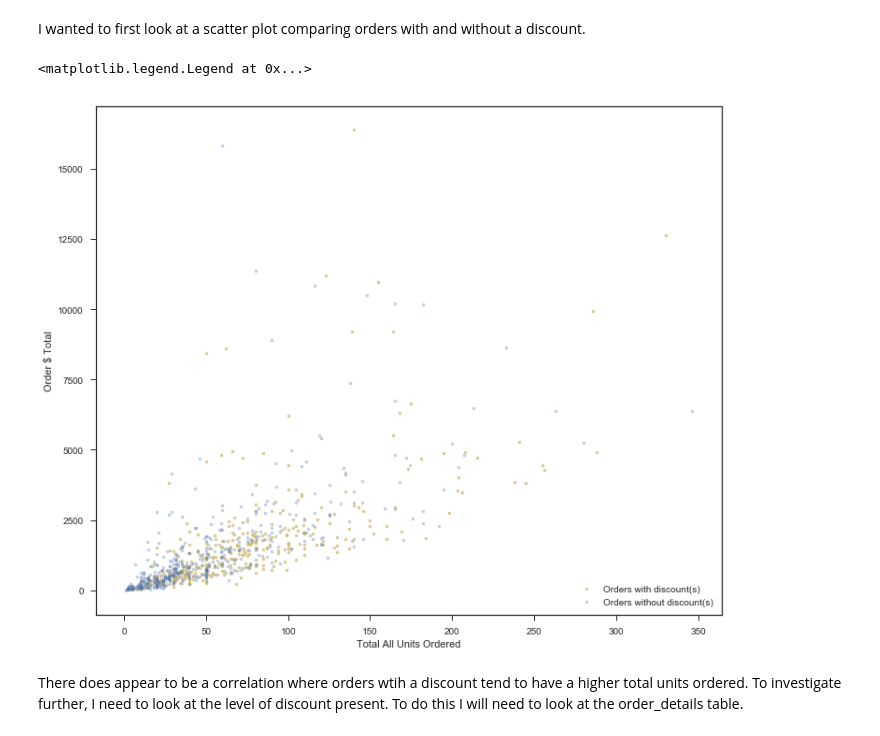
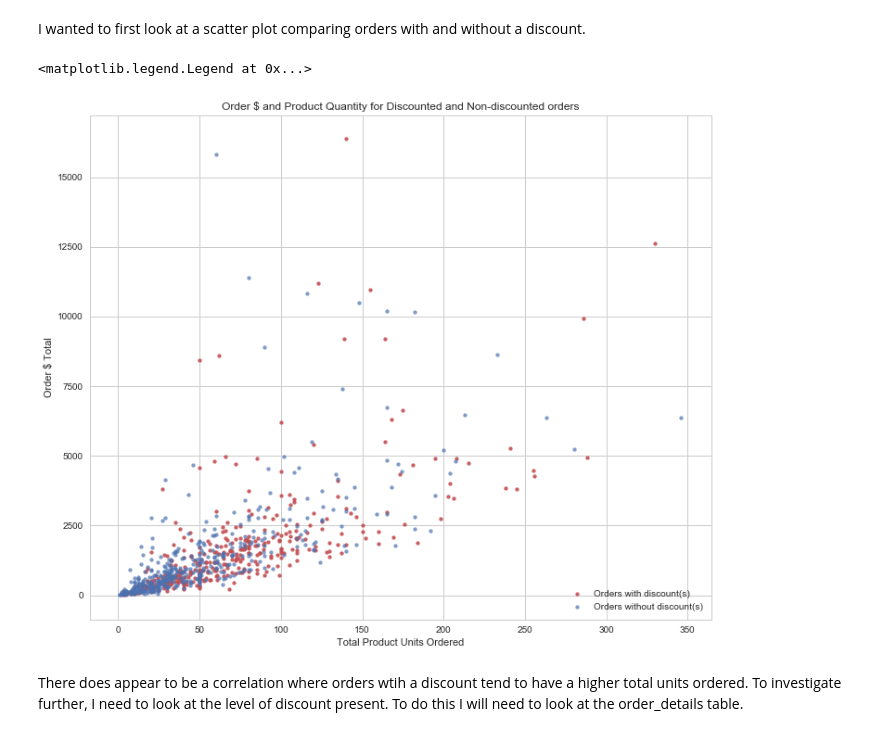
Before and after one commit to giorosati/dsc-2-final-project-online-ds-pt-100118, a Jupyter notebook: northwind_v3.ipynb, the cells around one changed output. Drawn from its saved outputs; the diff is of its cells as text; code cells hidden in the pictures.

```diff
--- a/northwind_v3.ipynb
+++ b/northwind_v3.ipynb
@@ -351,14 +351,15 @@ len(no_discount)
 I wanted to first look at a scatter plot comparing orders with and without a discount.
 # %%
 fig, ax = plt.subplots(figsize=(12, 10))
-ax.scatter(discount['all_items_total_qty_count'], discount['order_total'], s=10, c='y', alpha=.7, label='Orders with discount(s)')
-ax.scatter(no_discount['all_items_total_qty_count'], no_discount['order_total'], s=10, c='b', alpha=.3, label='Orders without discount(s)')
-ax.set_xlabel("Total All Units Ordered")
+ax.scatter(discount['all_items_total_qty_count'], discount['order_total'], s=15, c='r', alpha=.9, label='Orders with discount(s)')
+ax.scatter(no_discount['all_items_total_qty_count'], no_discount['order_total'], s=15, c='b', alpha=.7, label='Orders without discount(s)')
+ax.set_xlabel("Total Product Units Ordered")
 ax.set_ylabel("Order $ Total")
+ax.set_title('Order $ and Product Quantity for Discounted and Non-discounted orders')
 plt.legend(loc='lower right')
 # %% [output]
 <matplotlib.legend.Legend at 0x...>
-[figure, old version]
+[figure, new version]
 # %% [markdown]
 There does appear to be a correlation where orders wtih a discount tend to have a higher total units ordered. To investigate further, I need to look at the level of discount present. To do this I will need to look at the order_details table.
 # %% [markdown]
```
Also changed, not shown: parts of 10 cells of this notebook, 1 other file.
